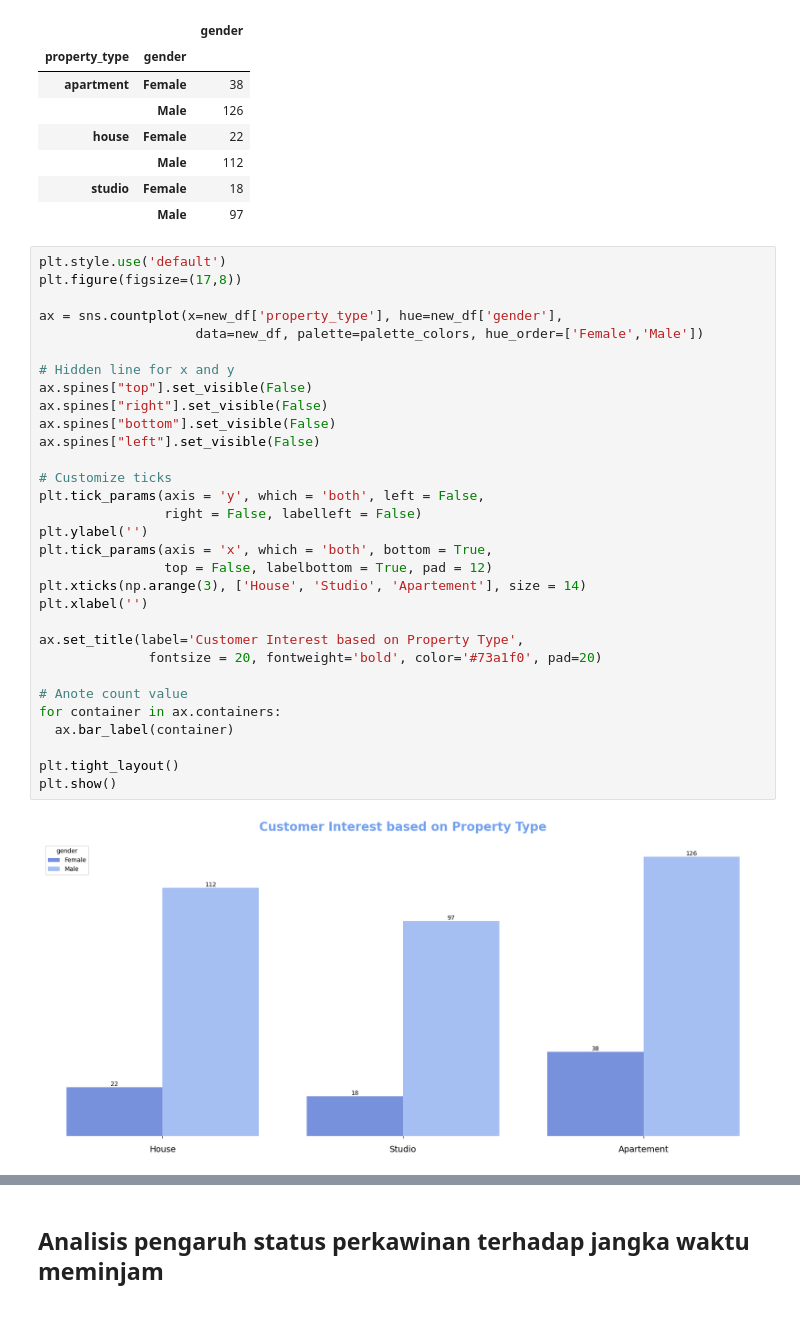
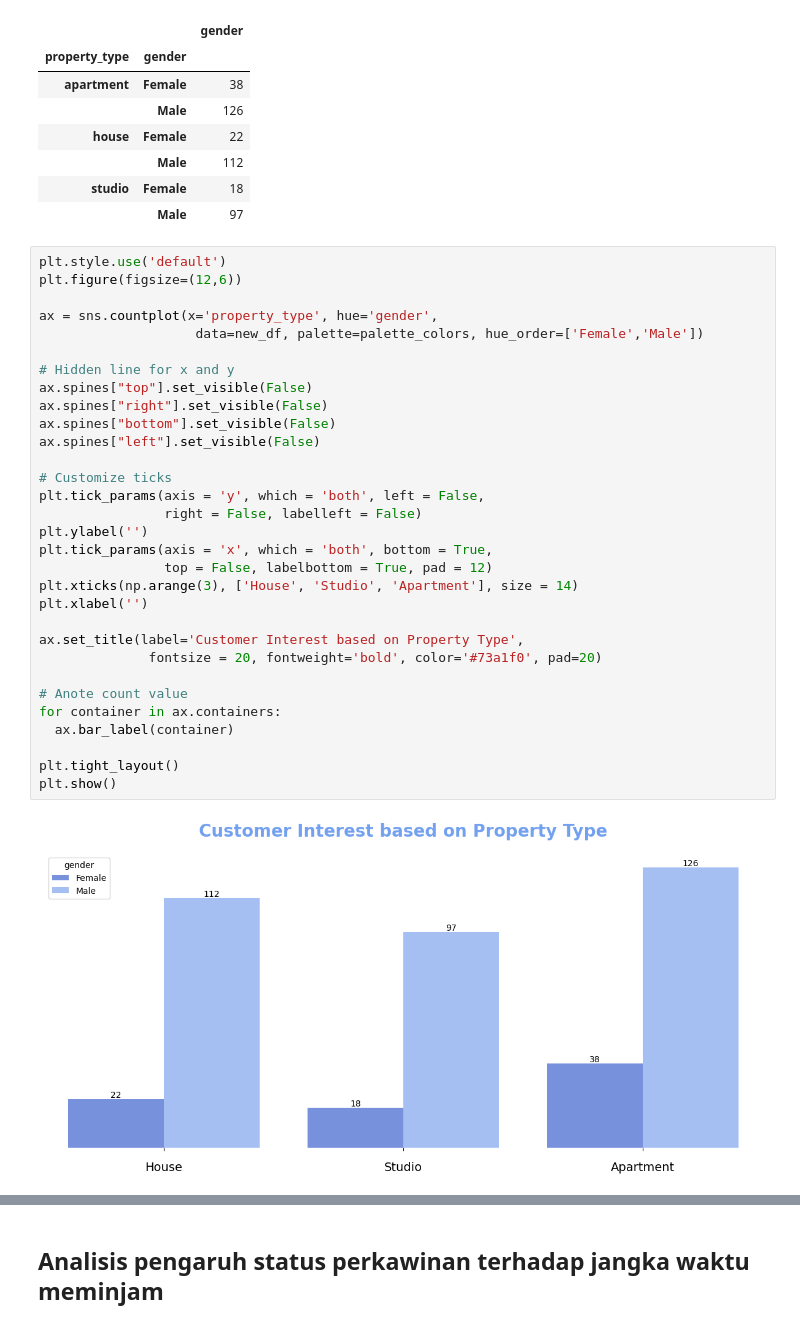
Before and after one commit to tnnz20/loan_customer_analysis, a Jupyter notebook: loan_customers.ipynb, the cells around one changed output, grey strips where cells are left out. Drawn from its saved outputs; the diff is of its cells as text.

Commit message:
fix: edit wrong xticks and grouped value

```diff
--- a/loan_customers.ipynb
+++ b/loan_customers.ipynb
@@ -609,34 +609,34 @@ new_df.groupby(['property_type', 'gender']).agg({'gender':'count'})
 |  | Male | 97 |
 # %%
 plt.style.use('default')
-plt.figure(figsize=(17,8))
+plt.figure(figsize=(12,6))
 
-ax = sns.countplot(x=new_df['property_type'], hue=new_df['gender'],
+ax = sns.countplot(x='property_type', hue='gender',
                     data=new_df, palette=palette_colors, hue_order=['Female','Male'])
 
 # Hidden line for x and y
 ax.spines["top"].set_visible(False)
 ax.spines["right"].set_visible(False)
 ax.spines["bottom"].set_visible(False)
 ax.spines["left"].set_visible(False)
 
 # Customize ticks
 plt.tick_params(axis = 'y', which = 'both', left = False,
                 right = False, labelleft = False)
 plt.ylabel('')
 plt.tick_params(axis = 'x', which = 'both', bottom = True,
                 top = False, labelbottom = True, pad = 12)
-plt.xticks(np.arange(3), ['House', 'Studio', 'Apartement'], size = 14)
+plt.xticks(np.arange(3), ['House', 'Studio', 'Apartment'], size = 14)
 plt.xlabel('')
 
 ax.set_title(label='Customer Interest based on Property Type',
               fontsize = 20, fontweight='bold', color='#73a1f0', pad=20)
 
 # Anote count value
 for container in ax.containers:
   ax.bar_label(container)
 
 plt.tight_layout()
 plt.show()
 # %% [output]
-[figure, old version]
+[figure, new version]
```
Also changed, not shown: parts of 14 cells of this notebook.
